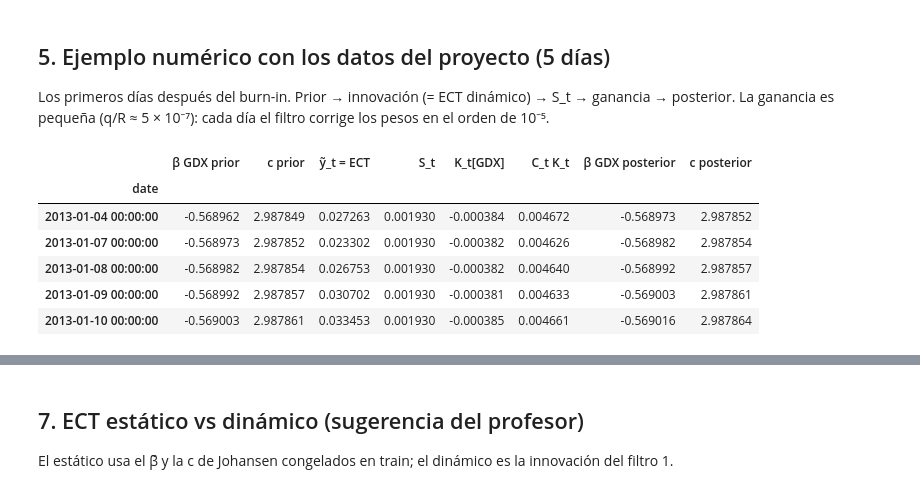
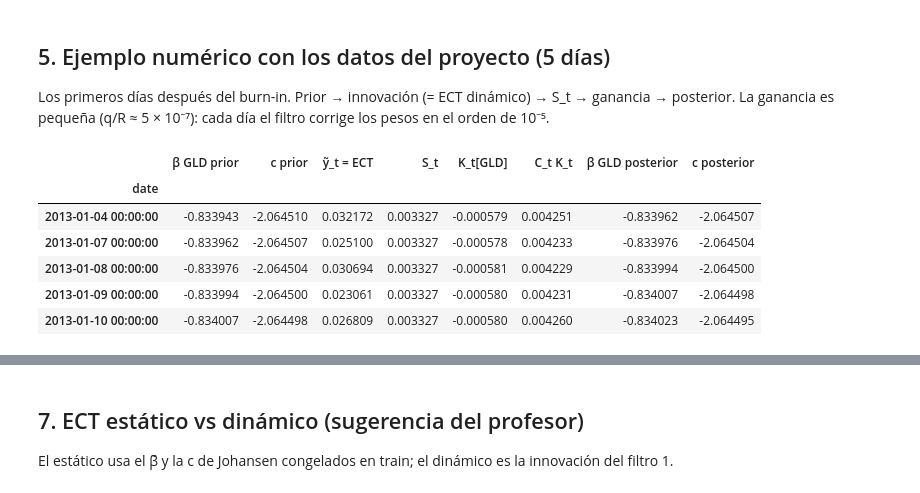
Before and after one commit to GonzaloCanoP/Lab03_MyST_Equipo6, a Jupyter notebook: notebooks/03_filtro1_pesos.ipynb, the cells around one changed output, grey strips where cells are left out. Cells and saved outputs as stored; diff of their text form; code cells hidden in the pictures.

```diff
--- a/notebooks/03_filtro1_pesos.ipynb
+++ b/notebooks/03_filtro1_pesos.ipynb
@@ -143,15 +143,15 @@ Los primeros días después del burn-in. Prior → innovación (= ECT dinámico)
 ganancia es pequeña (q/R ≈ 5 × 10⁻⁷): cada día el filtro corrige los pesos en el orden de 10⁻⁵.
 # %%
 days = kf1.index[BURN_IN:BURN_IN + 5]
-example = kf1.loc[days, ["beta_prior_GDX", "intercept_prior", "ect_dynamic", "innov_var", "gain_GDX", "absorption",
-                         "beta_GDX", "intercept"]]
-example.columns = ["β GDX prior", "c prior", "ỹ_t = ECT", "S_t", "K_t[GDX]", "C_t K_t", "β GDX posterior", "c posterior"]
+example = kf1.loc[days, ["beta_prior_GLD", "intercept_prior", "ect_dynamic", "innov_var", "gain_GLD", "absorption",
+                         "beta_GLD", "intercept"]]
+example.columns = ["β GLD prior", "c prior", "ỹ_t = ECT", "S_t", "K_t[GLD]", "C_t K_t", "β GLD posterior", "c posterior"]
 example.style.format("{:.6f}")
 # %% [output]
-|  | β GDX prior | c prior | ỹ_t = ECT | S_t | K_t[GDX] | C_t K_t | β GDX posterior | c posterior |
+|  | β GLD prior | c prior | ỹ_t = ECT | S_t | K_t[GLD] | C_t K_t | β GLD posterior | c posterior |
 | date |  |  |  |  |  |  |  |  |
-| 2013-01-04 00:00:00 | -0.568962 | 2.987849 | 0.027263 | 0.001930 | -0.000384 | 0.004672 | -0.568973 | 2.987852 |
-| 2013-01-07 00:00:00 | -0.568973 | 2.987852 | 0.023302 | 0.001930 | -0.000382 | 0.004626 | -0.568982 | 2.987854 |
-| 2013-01-08 00:00:00 | -0.568982 | 2.987854 | 0.026753 | 0.001930 | -0.000382 | 0.004640 | -0.568992 | 2.987857 |
-| 2013-01-09 00:00:00 | -0.568992 | 2.987857 | 0.030702 | 0.001930 | -0.000381 | 0.004633 | -0.569003 | 2.987861 |
-| 2013-01-10 00:00:00 | -0.569003 | 2.987861 | 0.033453 | 0.001930 | -0.000385 | 0.004661 | -0.569016 | 2.987864 |
+| 2013-01-04 00:00:00 | -0.833943 | -2.064510 | 0.032172 | 0.003327 | -0.000579 | 0.004251 | -0.833962 | -2.064507 |
+| 2013-01-07 00:00:00 | -0.833962 | -2.064507 | 0.025100 | 0.003327 | -0.000578 | 0.004233 | -0.833976 | -2.064504 |
+| 2013-01-08 00:00:00 | -0.833976 | -2.064504 | 0.030694 | 0.003327 | -0.000581 | 0.004229 | -0.833994 | -2.064500 |
+| 2013-01-09 00:00:00 | -0.833994 | -2.064500 | 0.023061 | 0.003327 | -0.000580 | 0.004231 | -0.834007 | -2.064498 |
+| 2013-01-10 00:00:00 | -0.834007 | -2.064498 | 0.026809 | 0.003327 | -0.000580 | 0.004260 | -0.834023 | -2.064495 |
```
Also changed, not shown: parts of 17 cells of this notebook, 11 other files.
